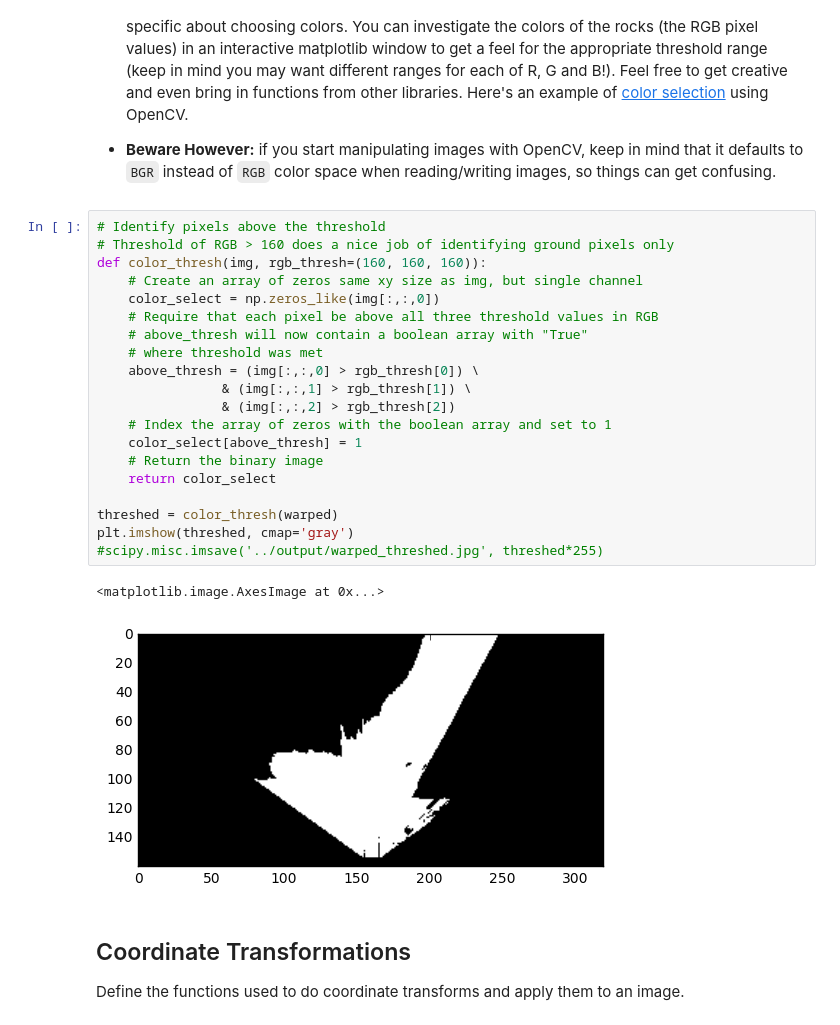
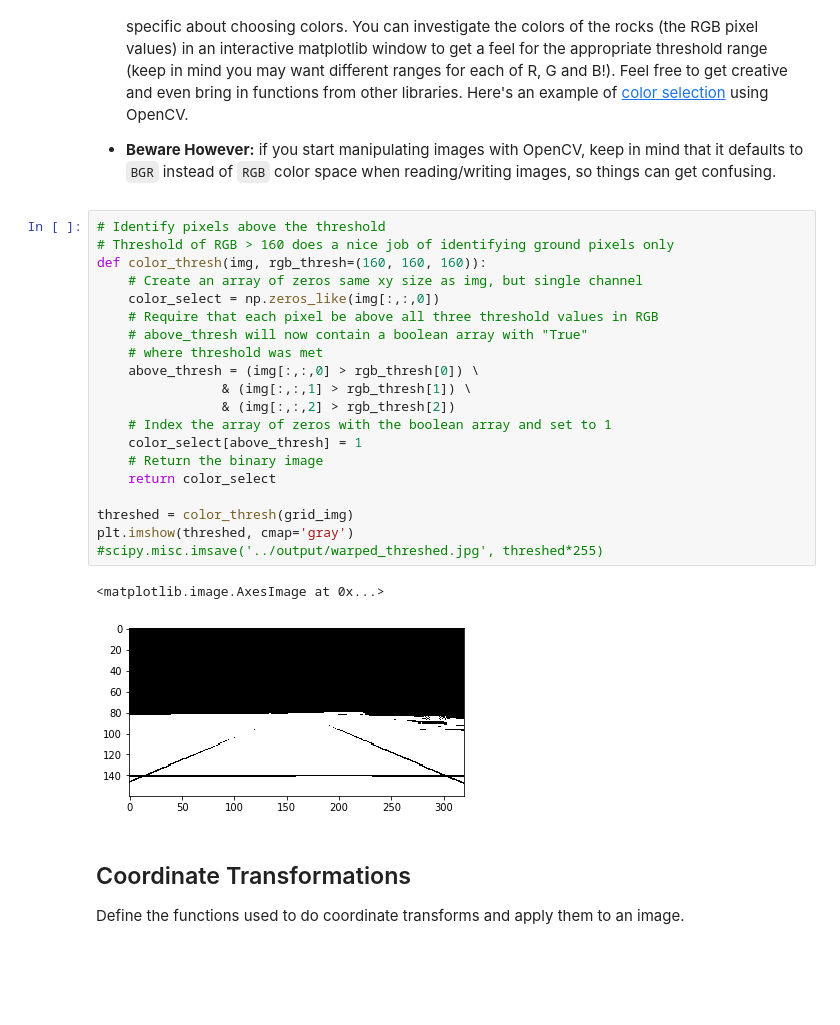
Before and after one commit to gangadhara691/RoboND-Rover-Project, a Jupyter notebook: code/Rover_Project_Test_Notebook.ipynb, the cells around one changed output. Saved outputs shown, nothing was run; the diff lists cells and outputs as text; blank space fills up the shorter version.

```diff
--- a/code/Rover_Project_Test_Notebook.ipynb
+++ b/code/Rover_Project_Test_Notebook.ipynb
@@ -115,26 +81,26 @@ Define the color thresholding function from the lesson and apply it to the warpe
 # %%
 # Identify pixels above the threshold
 # Threshold of RGB > 160 does a nice job of identifying ground pixels only
 def color_thresh(img, rgb_thresh=(160, 160, 160)):
     # Create an array of zeros same xy size as img, but single channel
     color_select = np.zeros_like(img[:,:,0])
     # Require that each pixel be above all three threshold values in RGB
     # above_thresh will now contain a boolean array with "True"
     # where threshold was met
     above_thresh = (img[:,:,0] > rgb_thresh[0]) \
                 & (img[:,:,1] > rgb_thresh[1]) \
                 & (img[:,:,2] > rgb_thresh[2])
     # Index the array of zeros with the boolean array and set to 1
     color_select[above_thresh] = 1
     # Return the binary image
     return color_select
 
-threshed = color_thresh(warped)
+threshed = color_thresh(grid_img)
 plt.imshow(threshed, cmap='gray')
 #scipy.misc.imsave('../output/warped_threshed.jpg', threshed*255)
 # %% [output]
 <matplotlib.image.AxesImage at 0x...>
-[figure, old version]
+[figure, new version]
 # %% [markdown]
 ## Coordinate Transformations
 Define the functions used to do coordinate transforms and apply them to an image.
```
Also changed, not shown: parts of 4 cells of this notebook, 5 other files.
